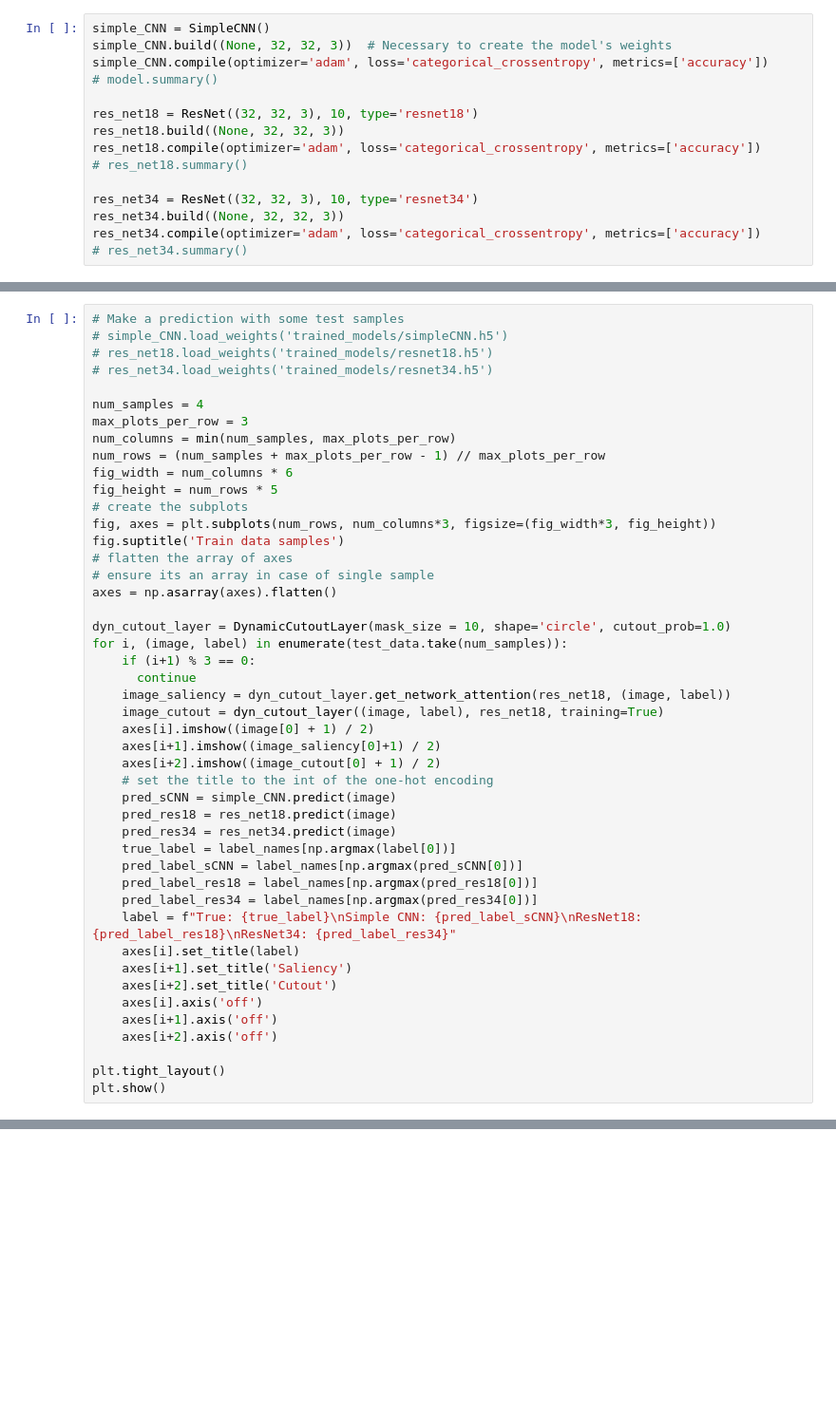
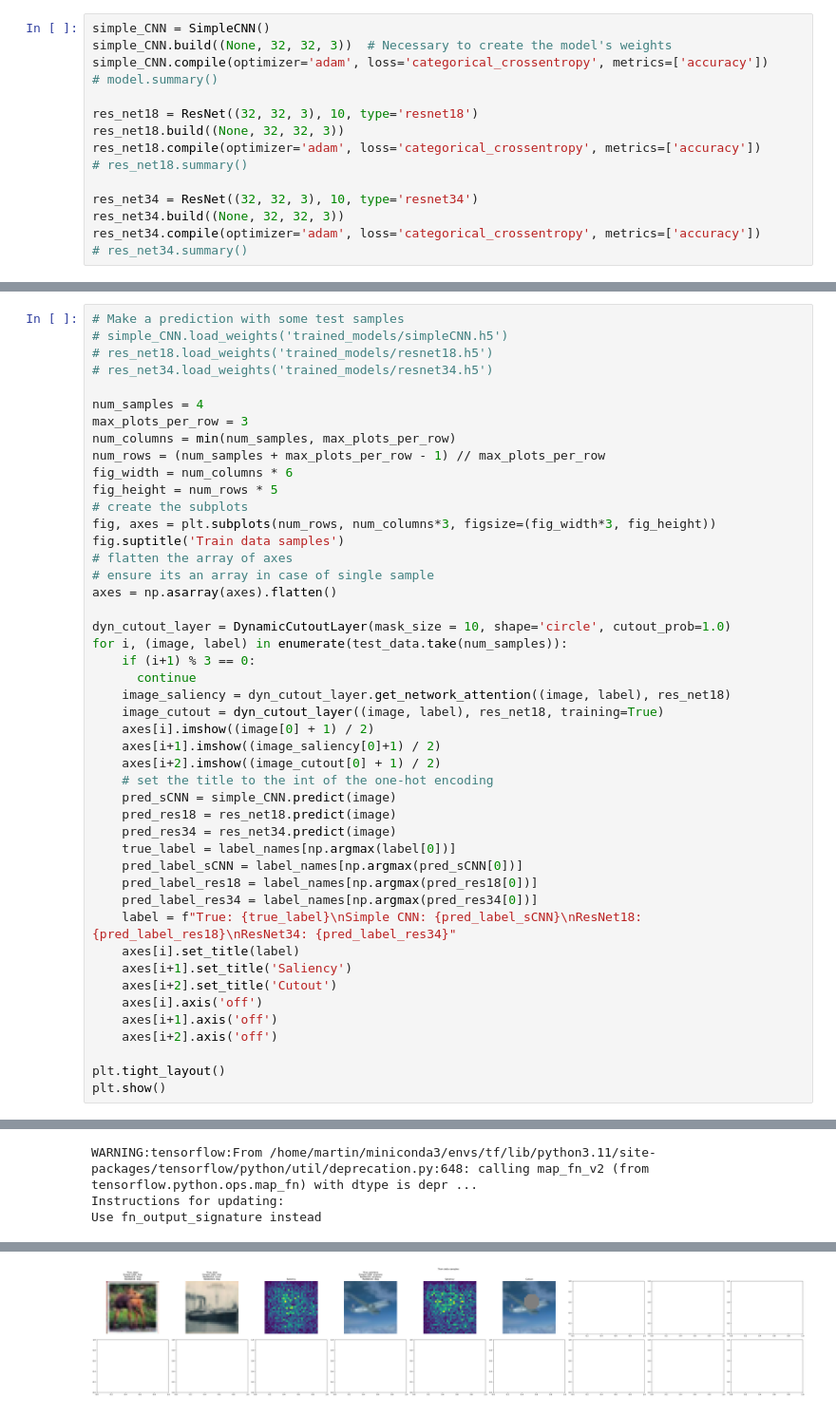
Before and after one commit to MoAljam/shortcut-learning-in-CNNs, a Jupyter notebook: Dynamic_Features_Cutout.ipynb, the cells around one changed output, grey strips where cells are left out. Shown at 95% size. Cells and saved outputs as stored; diff of their text form; blank space fills up the shorter version.

```diff
--- a/Dynamic_Features_Cutout.ipynb
+++ b/Dynamic_Features_Cutout.ipynb
@@ -251,7 +248,7 @@ dyn_cutout_layer = DynamicCutoutLayer(mask_size = 10, shape='circle', cutout_pro
 for i, (image, label) in enumerate(test_data.take(num_samples)):
     if (i+1) % 3 == 0:
       continue
-    image_saliency = dyn_cutout_layer.get_network_attention(res_net18, (image, label))
+    image_saliency = dyn_cutout_layer.get_network_attention((image, label), res_net18)
     image_cutout = dyn_cutout_layer((image, label), res_net18, training=True)
     axes[i].imshow((image[0] + 1) / 2)
     axes[i+1].imshow((image_saliency[0]+1) / 2)
@@ -278,0 +281,3 @@ NameError: name 'plt' is not defined
+WARNING:tensorflow:From /home/martin/miniconda3/envs/tf/lib/python3.11/site-packages/tensorflow/python/util/deprecation.py:648: calling map_fn_v2 (from tensorflow.python.ops.map_fn) with dtype is depr ...
+Instructions for updating:
+Use fn_output_signature instead
@@ -278,0 +298 @@ NameError: name 'plt' is not defined
+[figure, added]
```
Also changed, not shown: parts of 8 cells of this notebook, 3 other files.
